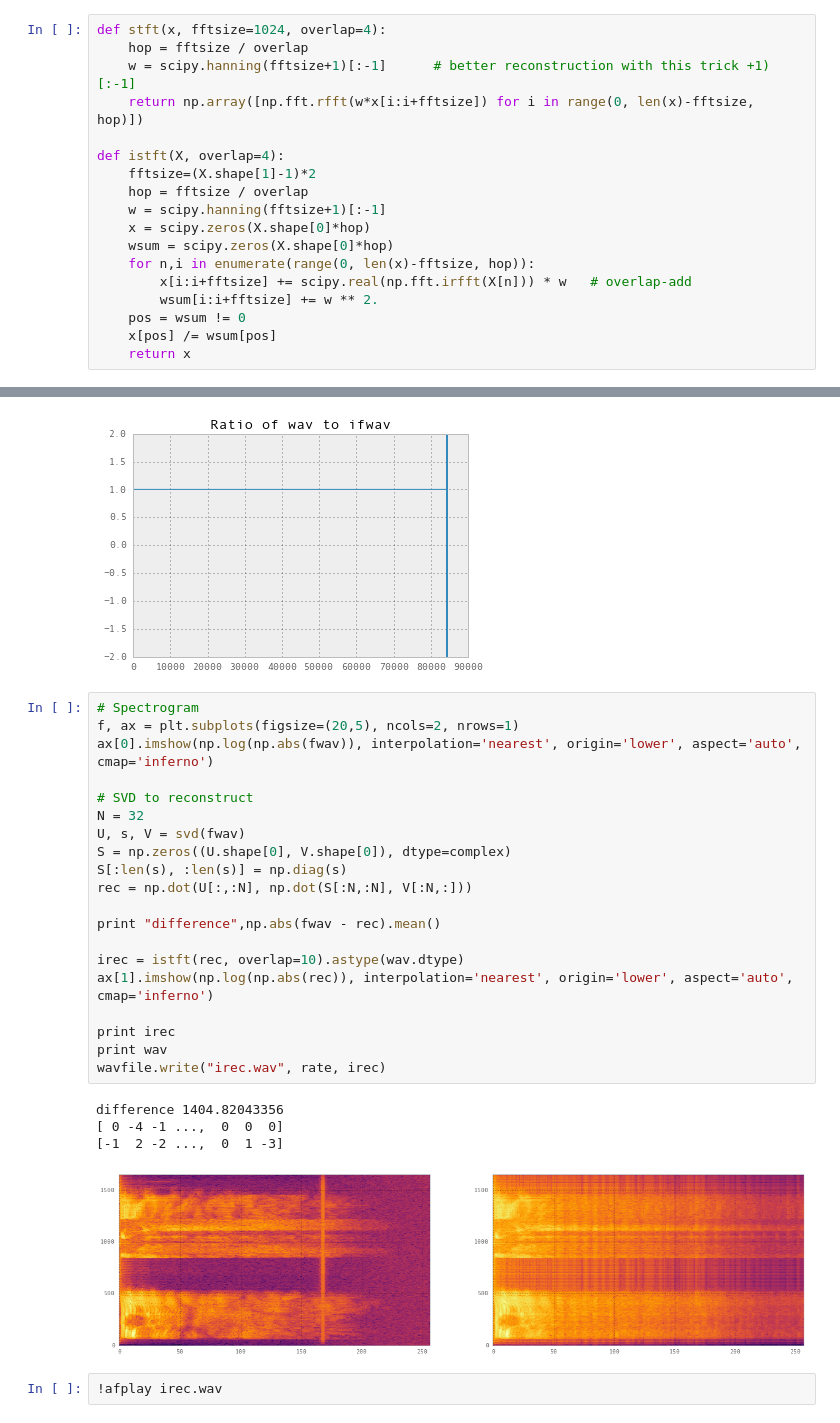
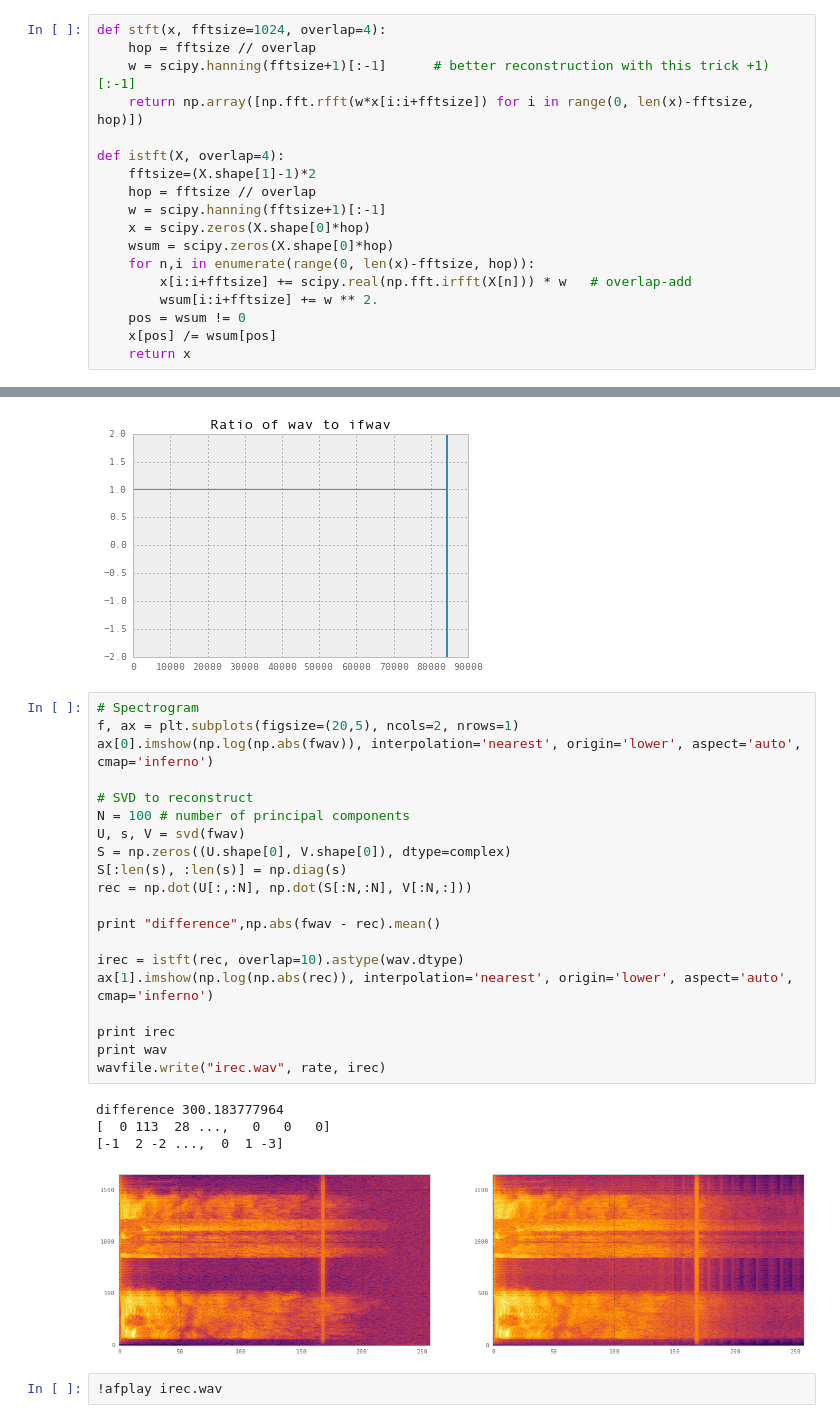
Before and after one commit to hgbrian/audio_experiments, a Jupyter notebook: voice.ipynb, the cells around one changed output, grey strips where cells are left out. Drawn from its saved outputs; the diff is of its cells as text.

```diff
--- a/voice.ipynb
+++ b/voice.ipynb
@@ -13,13 +13,13 @@ _ = plt.plot(wav)
 [figure]
 # %%
 def stft(x, fftsize=1024, overlap=4):
-    hop = fftsize / overlap
+    hop = fftsize // overlap
     w = scipy.hanning(fftsize+1)[:-1]      # better reconstruction with this trick +1)[:-1]
     return np.array([np.fft.rfft(w*x[i:i+fftsize]) for i in range(0, len(x)-fftsize, hop)])
 
 def istft(X, overlap=4):
     fftsize=(X.shape[1]-1)*2
-    hop = fftsize / overlap
+    hop = fftsize // overlap
     w = scipy.hanning(fftsize+1)[:-1]
     x = scipy.zeros(X.shape[0]*hop)
     wsum = scipy.zeros(X.shape[0]*hop)
@@ -45,27 +45,27 @@ wavfile.write("ifwav.wav", rate, ifwav.astype(wav.dtype))
 # %%
 # Spectrogram
 f, ax = plt.subplots(figsize=(20,5), ncols=2, nrows=1)
 ax[0].imshow(np.log(np.abs(fwav)), interpolation='nearest', origin='lower', aspect='auto', cmap='inferno')
 
 # SVD to reconstruct
-N = 32
+N = 100 # number of principal components
 U, s, V = svd(fwav)
 S = np.zeros((U.shape[0], V.shape[0]), dtype=complex)
 S[:len(s), :len(s)] = np.diag(s)
 rec = np.dot(U[:,:N], np.dot(S[:N,:N], V[:N,:]))
 
 print "difference",np.abs(fwav - rec).mean()
 
 irec = istft(rec, overlap=10).astype(wav.dtype)
 ax[1].imshow(np.log(np.abs(rec)), interpolation='nearest', origin='lower', aspect='auto', cmap='inferno')
 
 print irec
 print wav
 wavfile.write("irec.wav", rate, irec)
 # %% [output]
-difference 1404.82043356
-[ 0 -4 -1 ...,  0  0  0]
+difference 300.183777964
+[  0 113  28 ...,   0   0   0]
 [-1  2 -2 ...,  0  1 -3]
-[figure, old version]
+[figure, new version]
 # %%
 !afplay irec.wav
```
